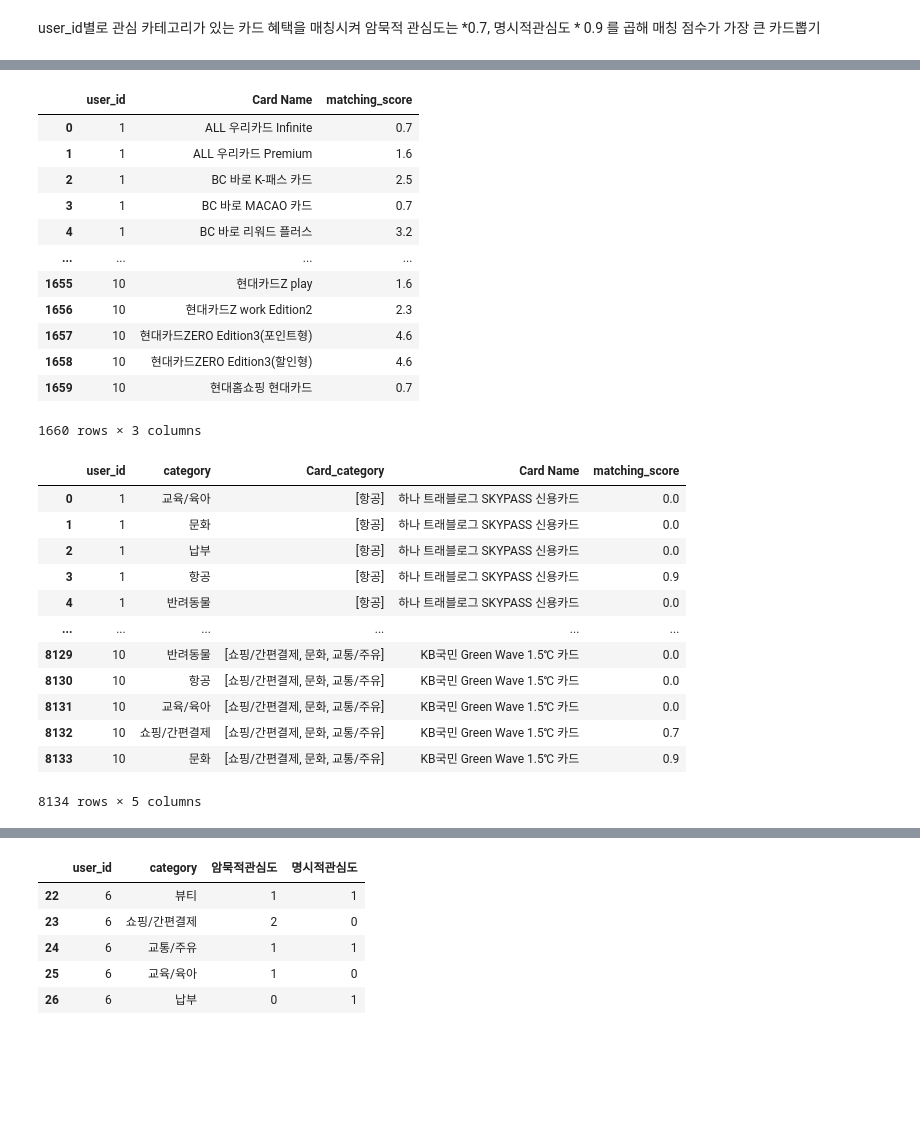
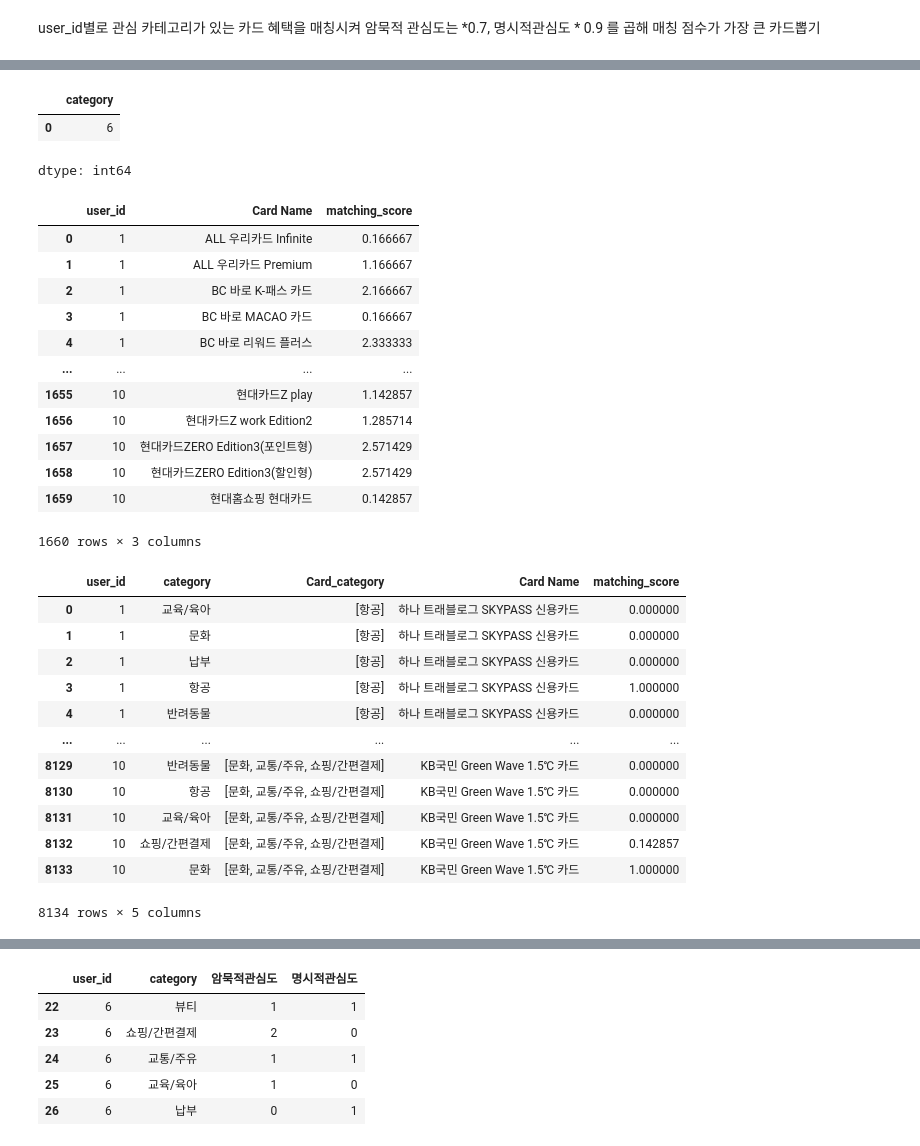
Before and after one commit to zefo38/llm-copywriting, a Jupyter notebook: 04. 카드별 카테고리 매칭 점수와 연회비 함께 본 후 카드 선정.ipynb, the cells around one changed output, grey strips where cells are left out. Cells and saved outputs as stored; diff of their text form; code cells hidden in the pictures; blank space fills up the shorter version.

```diff
--- a/04. 카드별 카테고리 매칭 점수와 연회비 함께 본 후 카드 선정.ipynb
+++ b/04. 카드별 카테고리 매칭 점수와 연회비 함께 본 후 카드 선정.ipynb
@@ -140,64 +176,75 @@ card.head()
+# %%
+count[count['user_id'] == 1]['category']
+# %% [output]
+|  | category |
+| 0 | 6 |
+dtype: int64
 # %%
 
 matching_card= []
+
+count = interests.groupby('user_id')['category'].count().reset_index()
+
 for i, card_row in card.iterrows():
   total_score = 0
   for idx, user_row in interests.iterrows():
     score = 0
     # 카드의 혜택 카테고리와 사용자의 관심 카테고리 비교
     if user_row['category'] in card_row['category']:
 
+      # 암묵적 관심도 점수
       if user_row['암묵적관심도'] >= 1:
-        score += 0.7 * user_row['암묵적관심도']
+        user_count = count[count['user_id'] == user_row['user_id']]['category'].values[0]
+        score += user_row['암묵적관심도'] / user_count
       if user_row['명시적관심도'] == 1:
-        score += 0.9
+        score += user_row['명시적관심도']
 
         # 매칭 데이터 기록
     matching_card.append({
             'user_id': user_row['user_id'],
             'category': user_row['category'],
             'Card_category': card_row['category'],
             'Card Name': card_row['Card Name'],
             'matching_score': score
         })
 
 matching_card_df = pd.DataFrame(matching_card)
 
 # 카드별 총 점수 계산
 final_scores = matching_card_df.groupby(['user_id','Card Name']).agg({
     'matching_score': 'sum'
 }).reset_index()
 
 final_scores
 # %% [output]
 |  | user_id | Card Name | matching_score |
-| 0 | 1 | ALL 우리카드 Infinite | 0.7 |
-| 1 | 1 | ALL 우리카드 Premium | 1.6 |
-| 2 | 1 | BC 바로 K-패스 카드 | 2.5 |
-| 3 | 1 | BC 바로 MACAO 카드 | 0.7 |
-| 4 | 1 | BC 바로 리워드 플러스 | 3.2 |
+| 0 | 1 | ALL 우리카드 Infinite | 0.166667 |
+| 1 | 1 | ALL 우리카드 Premium | 1.166667 |
+| 2 | 1 | BC 바로 K-패스 카드 | 2.166667 |
+| 3 | 1 | BC 바로 MACAO 카드 | 0.166667 |
+| 4 | 1 | BC 바로 리워드 플러스 | 2.333333 |
 | ... | ... | ... | ... |
-| 1655 | 10 | 현대카드Z play | 1.6 |
-| 1656 | 10 | 현대카드Z work Edition2 | 2.3 |
-| 1657 | 10 | 현대카드ZERO Edition3(포인트형) | 4.6 |
-| 1658 | 10 | 현대카드ZERO Edition3(할인형) | 4.6 |
-| 1659 | 10 | 현대홈쇼핑 현대카드 | 0.7 |
+| 1655 | 10 | 현대카드Z play | 1.142857 |
+| 1656 | 10 | 현대카드Z work Edition2 | 1.285714 |
+| 1657 | 10 | 현대카드ZERO Edition3(포인트형) | 2.571429 |
+| 1658 | 10 | 현대카드ZERO Edition3(할인형) | 2.571429 |
+| 1659 | 10 | 현대홈쇼핑 현대카드 | 0.142857 |
 1660 rows × 3 columns
 # %%
 matching_card_df
 # %% [output]
 |  | user_id | category | Card_category | Card Name | matching_score |
-| 0 | 1 | 교육/육아 | [항공] | 하나 트래블로그 SKYPASS 신용카드 | 0.0 |
-| 1 | 1 | 문화 | [항공] | 하나 트래블로그 SKYPASS 신용카드 | 0.0 |
-| 2 | 1 | 납부 | [항공] | 하나 트래블로그 SKYPASS 신용카드 | 0.0 |
-| 3 | 1 | 항공 | [항공] | 하나 트래블로그 SKYPASS 신용카드 | 0.9 |
-| 4 | 1 | 반려동물 | [항공] | 하나 트래블로그 SKYPASS 신용카드 | 0.0 |
+| 0 | 1 | 교육/육아 | [항공] | 하나 트래블로그 SKYPASS 신용카드 | 0.000000 |
+| 1 | 1 | 문화 | [항공] | 하나 트래블로그 SKYPASS 신용카드 | 0.000000 |
+| 2 | 1 | 납부 | [항공] | 하나 트래블로그 SKYPASS 신용카드 | 0.000000 |
+| 3 | 1 | 항공 | [항공] | 하나 트래블로그 SKYPASS 신용카드 | 1.000000 |
+| 4 | 1 | 반려동물 | [항공] | 하나 트래블로그 SKYPASS 신용카드 | 0.000000 |
 | ... | ... | ... | ... | ... | ... |
-| 8129 | 10 | 반려동물 | [쇼핑/간편결제, 문화, 교통/주유] | KB국민 Green Wave 1.5℃ 카드 | 0.0 |
-| 8130 | 10 | 항공 | [쇼핑/간편결제, 문화, 교통/주유] | KB국민 Green Wave 1.5℃ 카드 | 0.0 |
-| 8131 | 10 | 교육/육아 | [쇼핑/간편결제, 문화, 교통/주유] | KB국민 Green Wave 1.5℃ 카드 | 0.0 |
-| 8132 | 10 | 쇼핑/간편결제 | [쇼핑/간편결제, 문화, 교통/주유] | KB국민 Green Wave 1.5℃ 카드 | 0.7 |
-| 8133 | 10 | 문화 | [쇼핑/간편결제, 문화, 교통/주유] | KB국민 Green Wave 1.5℃ 카드 | 0.9 |
+| 8129 | 10 | 반려동물 | [문화, 교통/주유, 쇼핑/간편결제] | KB국민 Green Wave 1.5℃ 카드 | 0.000000 |
+| 8130 | 10 | 항공 | [문화, 교통/주유, 쇼핑/간편결제] | KB국민 Green Wave 1.5℃ 카드 | 0.000000 |
+| 8131 | 10 | 교육/육아 | [문화, 교통/주유, 쇼핑/간편결제] | KB국민 Green Wave 1.5℃ 카드 | 0.000000 |
+| 8132 | 10 | 쇼핑/간편결제 | [문화, 교통/주유, 쇼핑/간편결제] | KB국민 Green Wave 1.5℃ 카드 | 0.142857 |
+| 8133 | 10 | 문화 | [문화, 교통/주유, 쇼핑/간편결제] | KB국민 Green Wave 1.5℃ 카드 | 1.000000 |
 8134 rows × 5 columns
 # %%
 final_scores[final_scores['user_id'] == 6].sort_values('matching_score')
```
Also changed, not shown: parts of 15 cells of this notebook, 5 other files.
